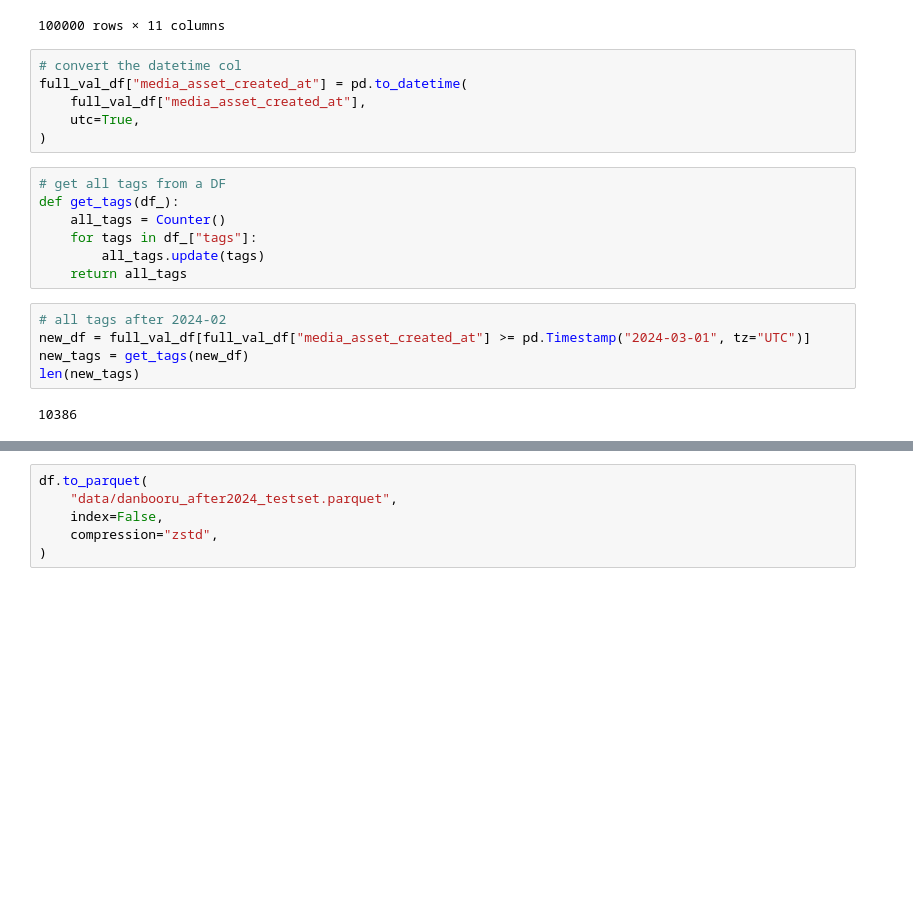
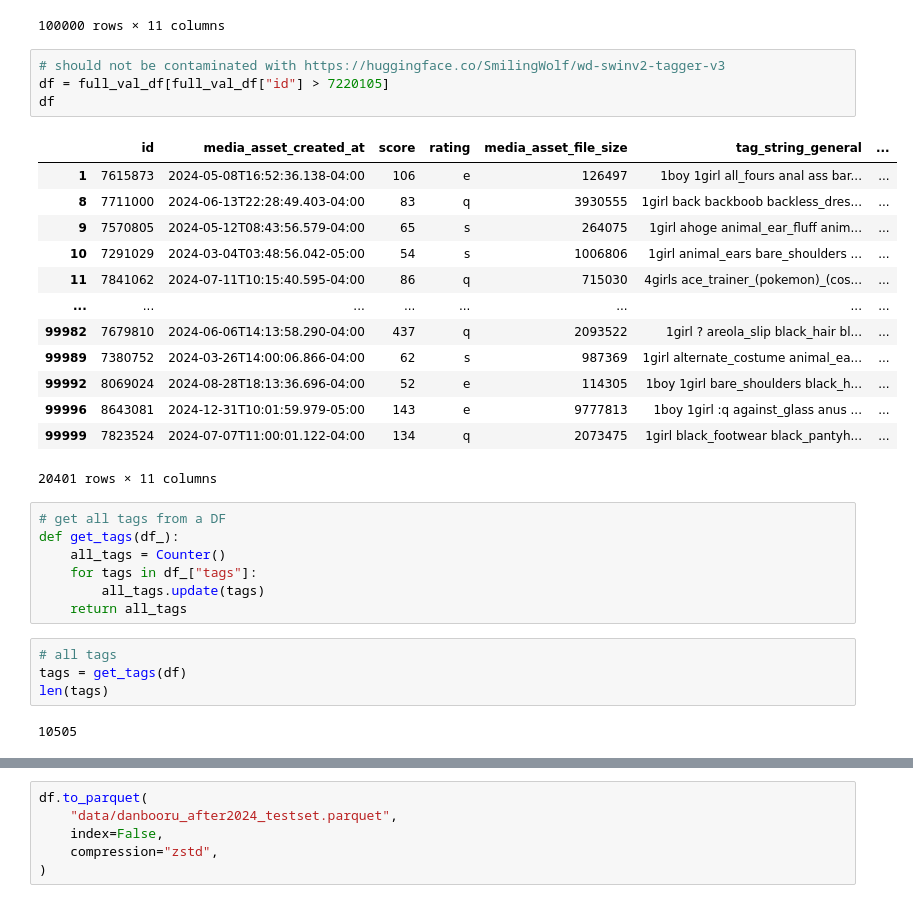
Before and after one commit to realphongha/DanbooruTagQuery, a Jupyter notebook: get_test_set_2024.ipynb, the cells around one changed output, grey strips where cells are left out. Drawn from its saved outputs; the diff is of its cells as text; blank space fills up the shorter version.

```diff
--- a/get_test_set_2024.ipynb
+++ b/get_test_set_2024.ipynb
@@ -22,11 +22,23 @@ full_val_df
 | 99999 | 7823524 | 2024-07-07T11:00:01.122-04:00 | 134 | q | 2073475 | 1girl black_footwear black_pantyh... | ... |
 100000 rows × 11 columns
 # %%
-# convert the datetime col
-full_val_df["media_asset_created_at"] = pd.to_datetime(
-    full_val_df["media_asset_created_at"],
-    utc=True,
-)
+# should not be contaminated with https://huggingface.co/SmilingWolf/wd-swinv2-tagger-v3
+df = full_val_df[full_val_df["id"] > 7220105]
+df
+# %% [output]
+|  | id | media_asset_created_at | score | rating | media_asset_file_size | tag_string_general | ... |
+| 1 | 7615873 | 2024-05-08T16:52:36.138-04:00 | 106 | e | 126497 | 1boy 1girl all_fours anal ass bar... | ... |
+| 8 | 7711000 | 2024-06-13T22:28:49.403-04:00 | 83 | q | 3930555 | 1girl back backboob backless_dres... | ... |
+| 9 | 7570805 | 2024-05-12T08:43:56.579-04:00 | 65 | s | 264075 | 1girl ahoge animal_ear_fluff anim... | ... |
+| 10 | 7291029 | 2024-03-04T03:48:56.042-05:00 | 54 | s | 1006806 | 1girl animal_ears bare_shoulders ... | ... |
+| 11 | 7841062 | 2024-07-11T10:15:40.595-04:00 | 86 | q | 715030 | 4girls ace_trainer_(pokemon)_(cos... | ... |
+| ... | ... | ... | ... | ... | ... | ... | ... |
+| 99982 | 7679810 | 2024-06-06T14:13:58.290-04:00 | 437 | q | 2093522 | 1girl ? areola_slip black_hair bl... | ... |
+| 99989 | 7380752 | 2024-03-26T14:00:06.866-04:00 | 62 | s | 987369 | 1girl alternate_costume animal_ea... | ... |
+| 99992 | 8069024 | 2024-08-28T18:13:36.696-04:00 | 52 | e | 114305 | 1boy 1girl bare_shoulders black_h... | ... |
+| 99996 | 8643081 | 2024-12-31T10:01:59.979-05:00 | 143 | e | 9777813 | 1boy 1girl :q against_glass anus ... | ... |
+| 99999 | 7823524 | 2024-07-07T11:00:01.122-04:00 | 134 | q | 2073475 | 1girl black_footwear black_pantyh... | ... |
+20401 rows × 11 columns
 # %%
 # get all tags from a DF
 def get_tags(df_):
@@ -35,9 +47,8 @@ def get_tags(df_):
         all_tags.update(tags)
     return all_tags
 # %%
-# all tags after 2024-02
-new_df = full_val_df[full_val_df["media_asset_created_at"] >= pd.Timestamp("2024-03-01", tz="UTC")]
-new_tags = get_tags(new_df)
-len(new_tags)
+# all tags
+tags = get_tags(df)
+len(tags)
 # %% [output]
-10386
+10505
```
Also changed, not shown: parts of 5 cells of this notebook.
